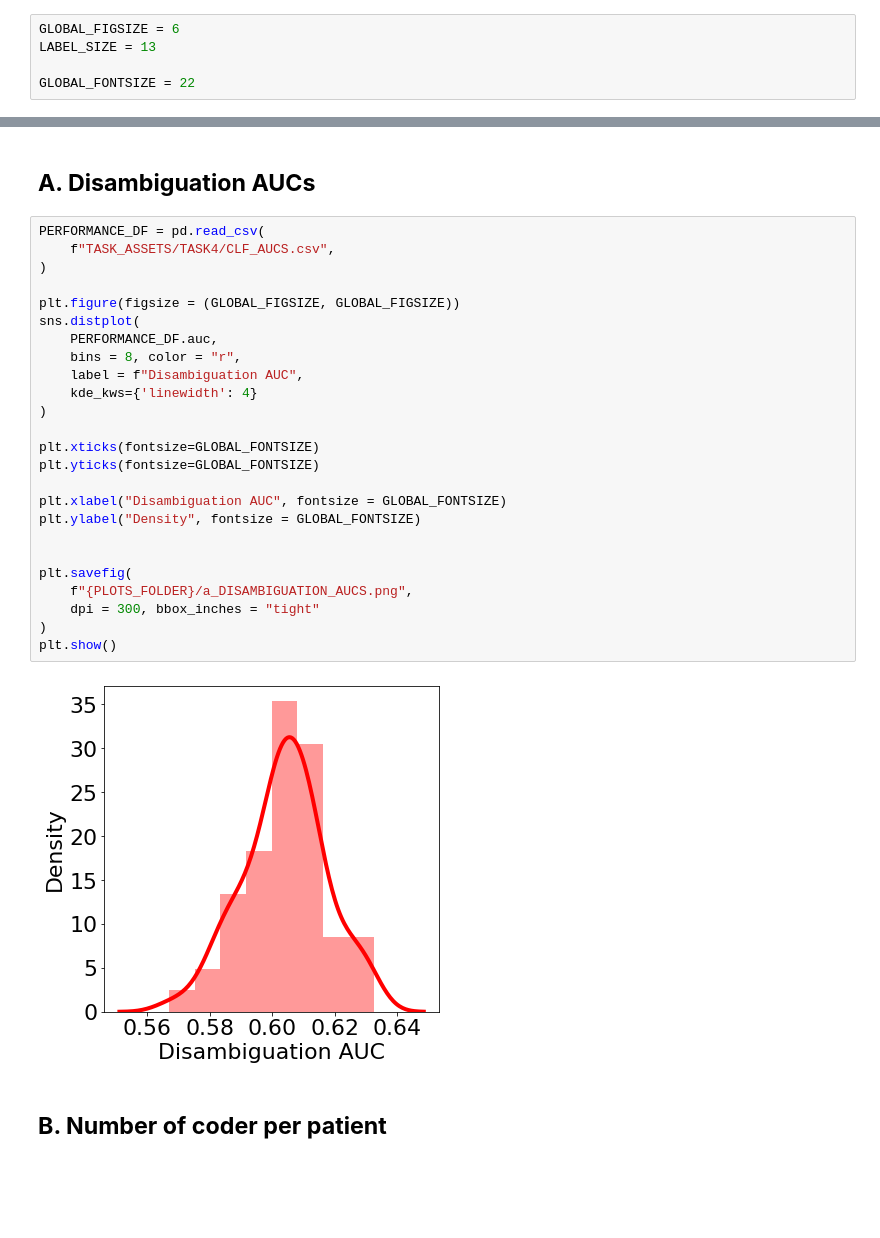
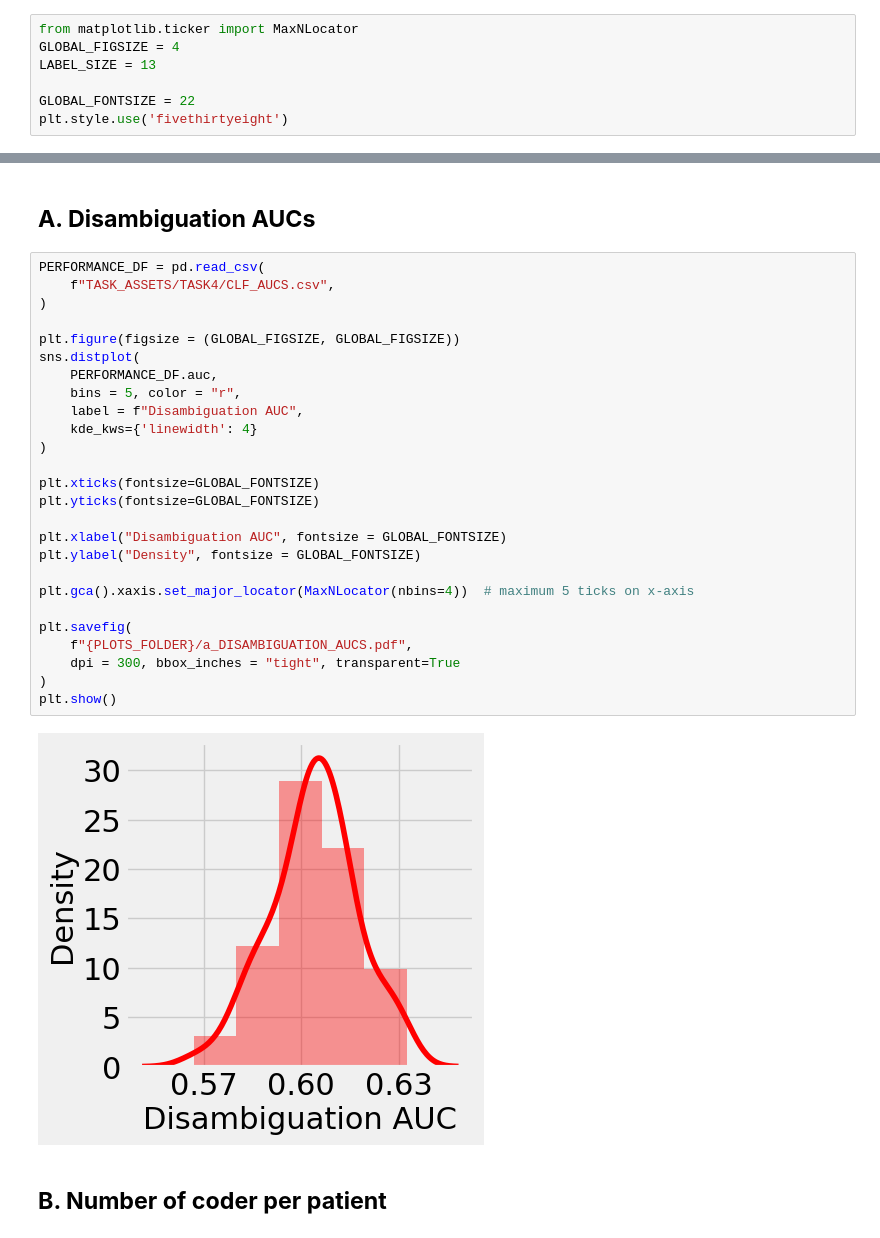
Before and after one commit to zeroknowledgediscovery/teomim, a Jupyter notebook: examples/IPF/PLOT_for_panels.ipynb, the cells around one changed output, grey strips where cells are left out. Cells and saved outputs as stored; diff of their text form; blank space fills up the shorter version.

```diff
--- a/examples/IPF/PLOT_for_panels.ipynb
+++ b/examples/IPF/PLOT_for_panels.ipynb
@@ -31,10 +31,12 @@ os.makedirs(PLOTS_FOLDER, exist_ok = True)
 # %% [markdown]
 ## **------------------------------------------------**
 # %%
-GLOBAL_FIGSIZE = 6
+from matplotlib.ticker import MaxNLocator
+GLOBAL_FIGSIZE = 4
 LABEL_SIZE = 13
 
 GLOBAL_FONTSIZE = 22
+plt.style.use('fivethirtyeight')
 # %% [markdown]
 ## **------------------------------------------------**
 # %% [markdown]
@@ -42,30 +44,31 @@ GLOBAL_FONTSIZE = 22
 # %%
 PERFORMANCE_DF = pd.read_csv(
     f"TASK_ASSETS/TASK4/CLF_AUCS.csv",
 )
 
 plt.figure(figsize = (GLOBAL_FIGSIZE, GLOBAL_FIGSIZE))
 sns.distplot(
     PERFORMANCE_DF.auc,
-    bins = 8, color = "r",
+    bins = 5, color = "r",
     label = f"Disambiguation AUC",
     kde_kws={'linewidth': 4}
 )
 
 plt.xticks(fontsize=GLOBAL_FONTSIZE)
 plt.yticks(fontsize=GLOBAL_FONTSIZE)
 
 plt.xlabel("Disambiguation AUC", fontsize = GLOBAL_FONTSIZE)
 plt.ylabel("Density", fontsize = GLOBAL_FONTSIZE)
 
+plt.gca().xaxis.set_major_locator(MaxNLocator(nbins=4))  # maximum 5 ticks on x-axis
 
 plt.savefig(
-    f"{PLOTS_FOLDER}/a_DISAMBIGUATION_AUCS.png",
-    dpi = 300, bbox_inches = "tight"
+    f"{PLOTS_FOLDER}/a_DISAMBIGUATION_AUCS.pdf",
+    dpi = 300, bbox_inches = "tight", transparent=True
 )
 plt.show()
 # %% [output]
-[figure, old version]
+[figure, new version]
 # %% [markdown]
 ## **B. Number of coder per patient**
 # %%
```
Also changed, not shown: parts of 5 cells of this notebook, 11 other files.
